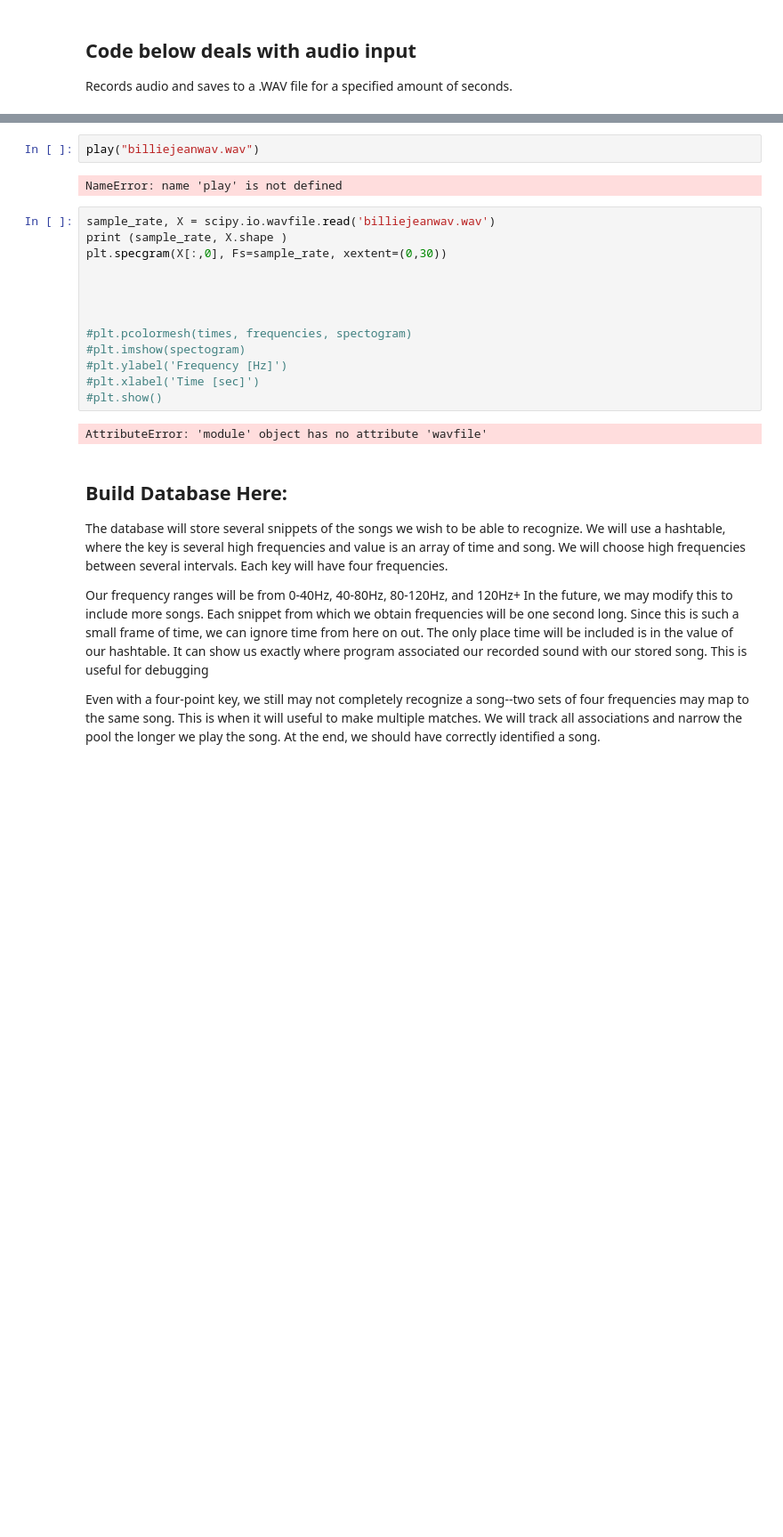
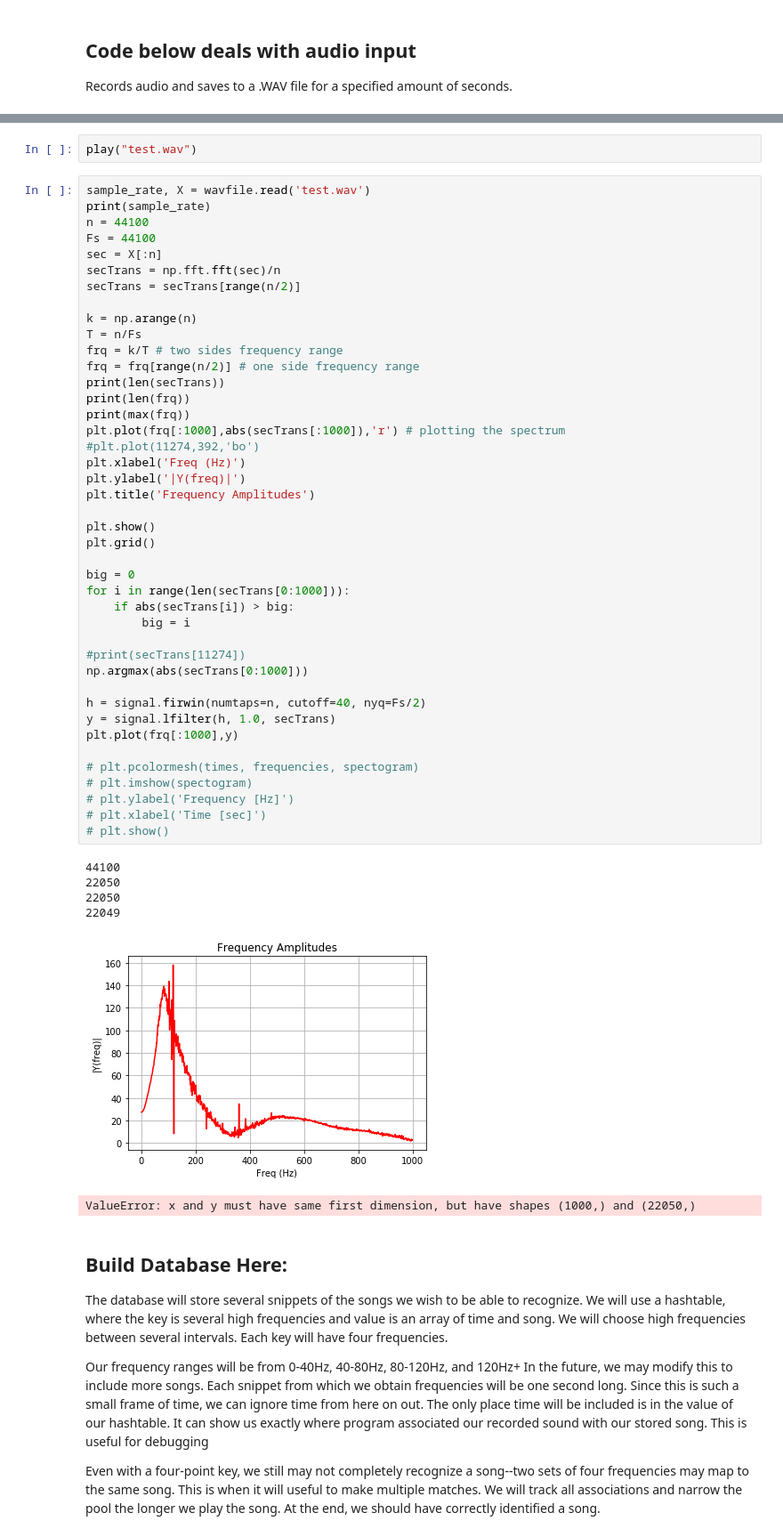
Before and after one commit to neerajcshah/DSPFinalProject, a Jupyter notebook: AudioRecognition.ipynb, the cells around one changed output, grey strips where cells are left out. Shown: that part at 89% size. Drawn from its saved outputs; the diff is of its cells as text; blank space fills up the shorter version.

```diff
--- a/AudioRecognition.ipynb
+++ b/AudioRecognition.ipynb
@@ -108,22 +107,54 @@ record("test.wav")  # Test record
 # %%
-play("billiejeanwav.wav")
+play("test.wav")
-# %% [output]
-NameError: name 'play' is not defined
-# %%
-sample_rate, X = scipy.io.wavfile.read('billiejeanwav.wav')
-print (sample_rate, X.shape )
-plt.specgram(X[:,0], Fs=sample_rate, xextent=(0,30))
-
-
-
-
-#plt.pcolormesh(times, frequencies, spectogram)
-#plt.imshow(spectogram)
-#plt.ylabel('Frequency [Hz]')
-#plt.xlabel('Time [sec]')
-#plt.show()
-# %% [output]
-AttributeError: 'module' object has no attribute 'wavfile'
+# %%
+sample_rate, X = wavfile.read('test.wav')
+print(sample_rate)
+n = 44100
+Fs = 44100
+sec = X[:n]
+secTrans = np.fft.fft(sec)/n
+secTrans = secTrans[range(n/2)]
+
+k = np.arange(n)
+T = n/Fs
+frq = k/T # two sides frequency range
+frq = frq[range(n/2)] # one side frequency range
+print(len(secTrans))
+print(len(frq))
+print(max(frq))
+plt.plot(frq[:1000],abs(secTrans[:1000]),'r') # plotting the spectrum
+#plt.plot(11274,392,'bo')
+plt.xlabel('Freq (Hz)')
+plt.ylabel('|Y(freq)|')
+plt.title('Frequency Amplitudes')
+
+plt.show()
+plt.grid()
+
+big = 0
+for i in range(len(secTrans[0:1000])):
+    if abs(secTrans[i]) > big:
+        big = i
+
+#print(secTrans[11274])
+np.argmax(abs(secTrans[0:1000]))
+
+h = signal.firwin(numtaps=n, cutoff=40, nyq=Fs/2)
+y = signal.lfilter(h, 1.0, secTrans)
+plt.plot(frq[:1000],y)
+
+# plt.pcolormesh(times, frequencies, spectogram)
+# plt.imshow(spectogram)
+# plt.ylabel('Frequency [Hz]')
+# plt.xlabel('Time [sec]')
+# plt.show()
+# %% [output]
+44100
+22050
+22050
+22049
+[figure, added]
+ValueError: x and y must have same first dimension, but have shapes (1000,) and (22050,)
 # %% [markdown]
 ## Build Database Here:
 
```
Also changed, not shown: parts of 9 cells of this notebook, 3 other files.
